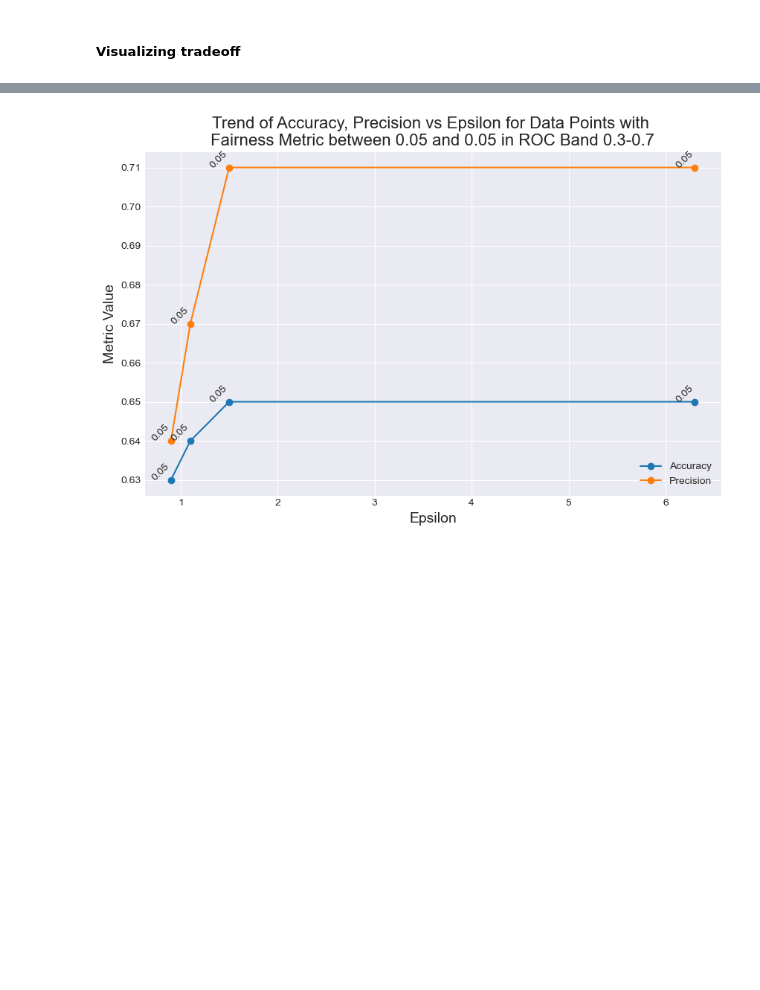
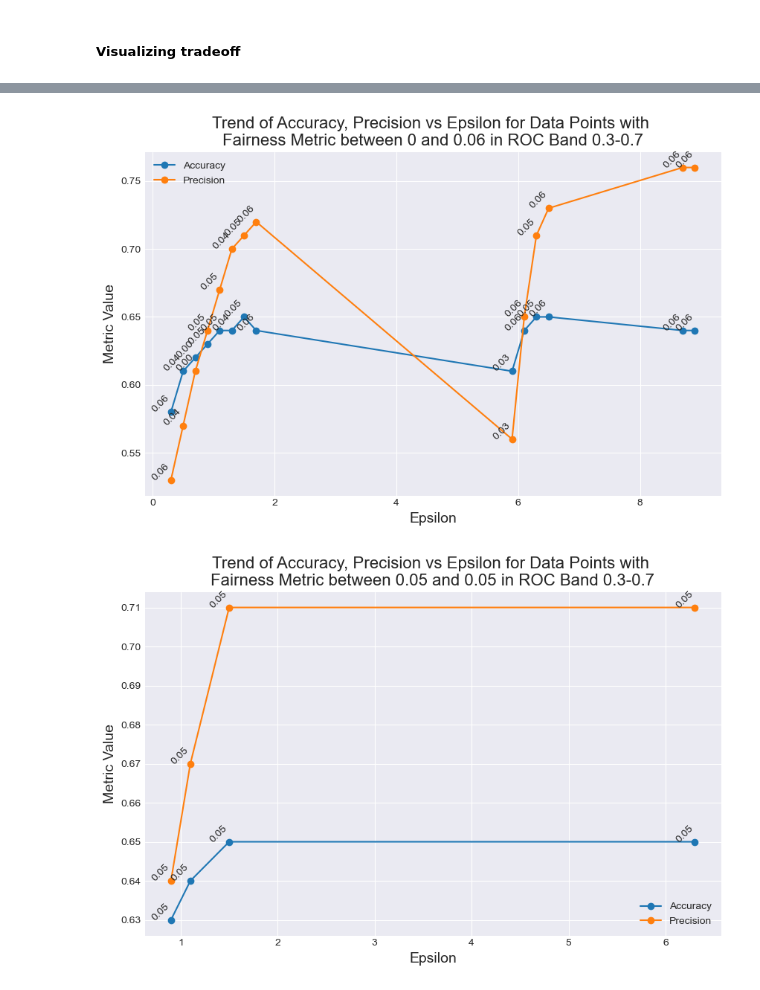
Before and after one commit to RU-Insane/compas-fairness-privacy-tradeoff-analysis, a Jupyter notebook: main/merged/fairness_privacy_merged.ipynb, the cells around one changed output, grey strips where cells are left out. Cells and saved outputs as stored; diff of their text form; code cells hidden in the pictures; blank space fills up the shorter version.

```diff
--- a/main/merged/fairness_privacy_merged.ipynb
+++ b/main/merged/fairness_privacy_merged.ipynb
@@ -484,6 +501,10 @@ def plot_metrics_vs_epsilon(df, roc_band, fairness_range, metrics):
 
     # Show the plot
     plt.show()
+# %%
+plot_metrics_vs_epsilon(dfs, (0.3, 0.7), (0, 0.06), ['accuracy', 'precision'])
+# %% [output]
+[figure, added]
 # %%
 plot_metrics_vs_epsilon(dfs, (0.3, 0.7), (0.05, 0.05), ['accuracy', 'precision'])
 # %% [output]
```
Also changed, not shown: parts of 10 cells of this notebook, 1 other file.
